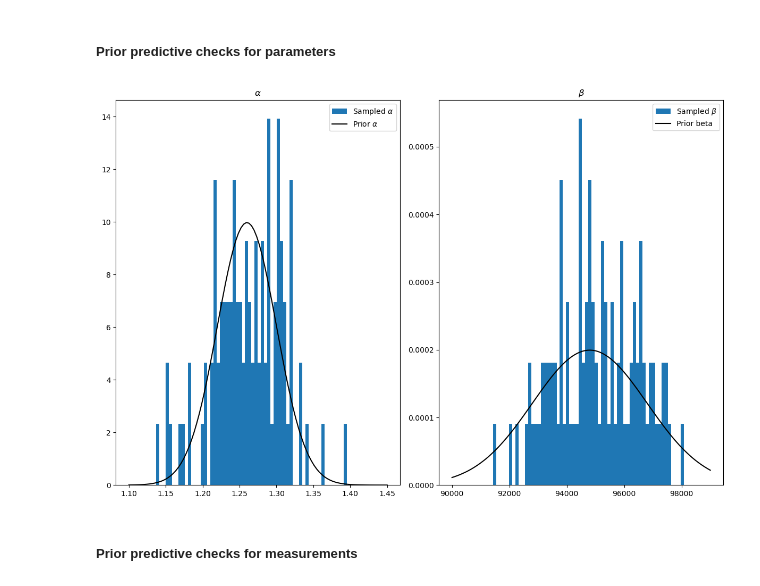
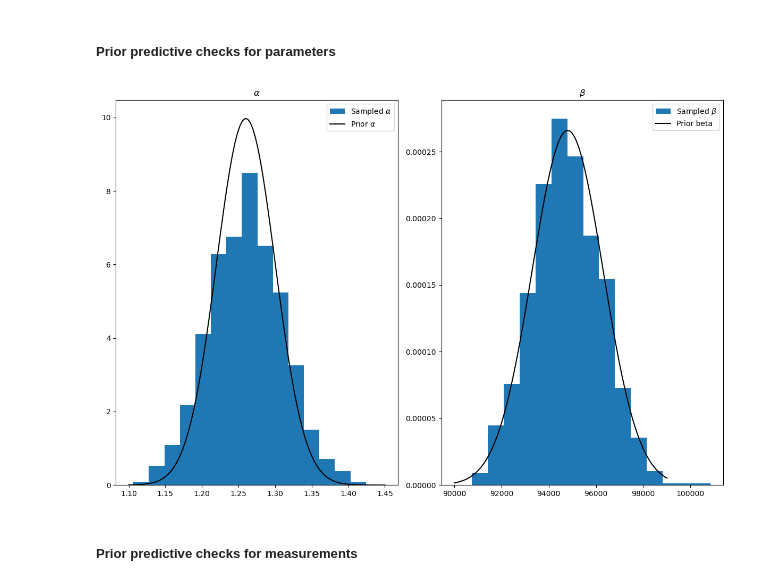
Before and after one commit to Julnowak/DA_project, a Jupyter notebook: final.ipynb, the cells around one changed output. Saved outputs shown, nothing was run; the diff lists cells and outputs as text; code cells hidden in the pictures.

```diff
--- a/final.ipynb
+++ b/final.ipynb
@@ -405,7 +405,7 @@ data = {'N': N, 'income': df['Income per member']}
 # creating prior for Model 1
 prior_1 = model_1_prior.sample(
                     data=data,
-                    iter_sampling=R,
+                    iter_sampling=1000,
                      iter_warmup=0,
                      chains=1,
                      fixed_param=True,
@@ -435,24 +435,24 @@ prior_1.draws_pd()
 # %%
 alpha_pred = prior_1.stan_variable('alpha')
 beta_pred= prior_1.stan_variable('beta')
 
 fig,axes = plt.subplots(1,2,figsize = (12,8), tight_layout=True)
 x = np.linspace(1.1,1.45,100)
 y = stats.norm.pdf(x=x,loc=1.26, scale=0.04)
-axes[0].hist(alpha_pred, bins=60,label=r'Sampled $\alpha$',density=True)
+axes[0].hist(alpha_pred, bins=15,label=r'Sampled $\alpha$',density=True)
 axes[0].set_title(r'$\alpha$')
 axes[0].plot(x,y,label=r'Prior $\alpha$',color='k')
 axes[0].legend()
 
 x = np.linspace(90000, 99000, 100)
-y = stats.norm.pdf(x=x,loc=94800, scale=2000)
-axes[1].hist(beta_pred, bins=60,label=r'Sampled $\beta$',density=True)
+y = stats.norm.pdf(x=x,loc=94800, scale=1500)
+axes[1].hist(beta_pred, bins=15,label=r'Sampled $\beta$',density=True)
 axes[1].set_title(r'$\beta$')
 axes[1].plot(x,y,label = 'Prior beta',color='k')
 axes[1].legend()
 plt.show()
 # %% [output]
-[figure, old version]
+[figure, new version]
 # %% [markdown]
 ##### Prior predictive checks for measurements
 # %%
```
Also changed, not shown: parts of 3 cells of this notebook.
